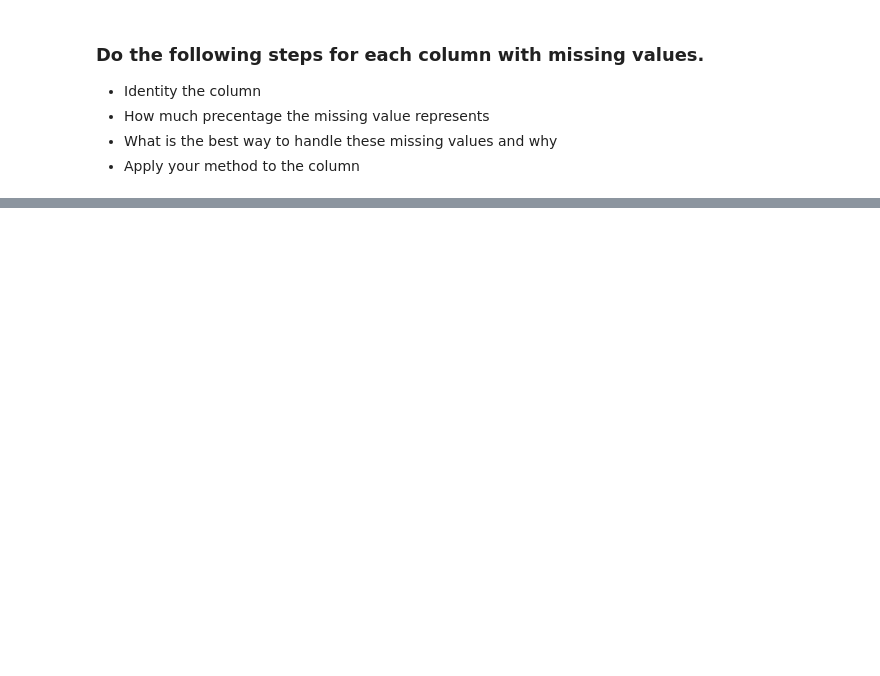
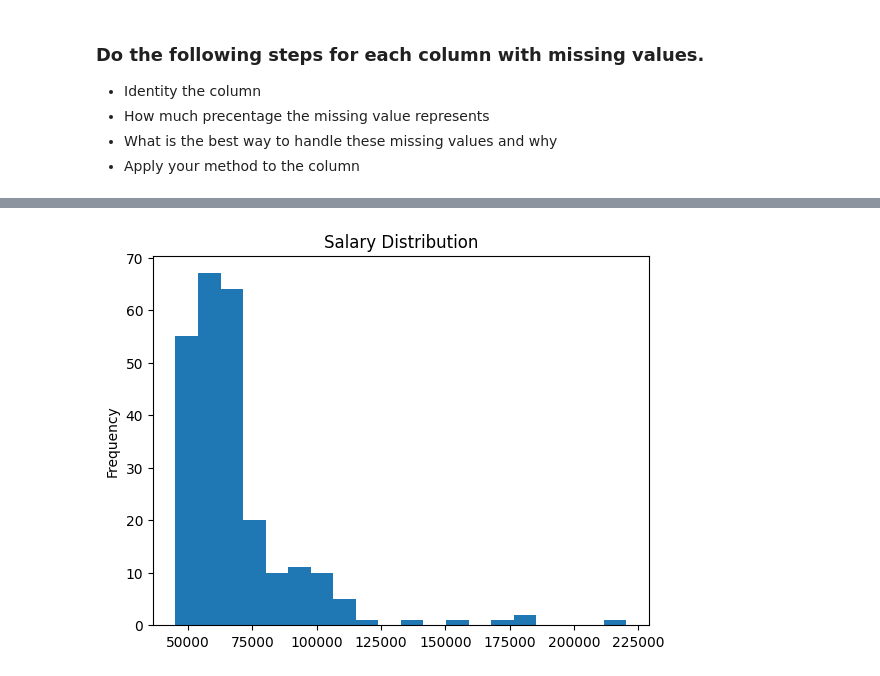
Before and after one commit to Tuwaiq-Data-Science-Bootcamp-V3/Missing-Data-Lab1, a Jupyter notebook: Missing_Data_Assignment.ipynb, the cells around one changed output, grey strips where cells are left out. Saved outputs shown, nothing was run; the diff lists cells and outputs as text; code cells hidden in the pictures; blank space fills up the shorter version.

```diff
--- a/Missing_Data_Assignment.ipynb
+++ b/Missing_Data_Assignment.ipynb
@@ -103,0 +171,2 @@ df.shape
+# %%
+df['Sex'] = df['Sex'].fillna('Na')
@@ -103,0 +177,4 @@ df.shape
+# %%
+df.Salary.plot(kind="hist", bins=20, title="Salary Distribution");
+# %% [output]
+[figure, added]
```
Also changed, not shown: parts of 28 cells of this notebook.
